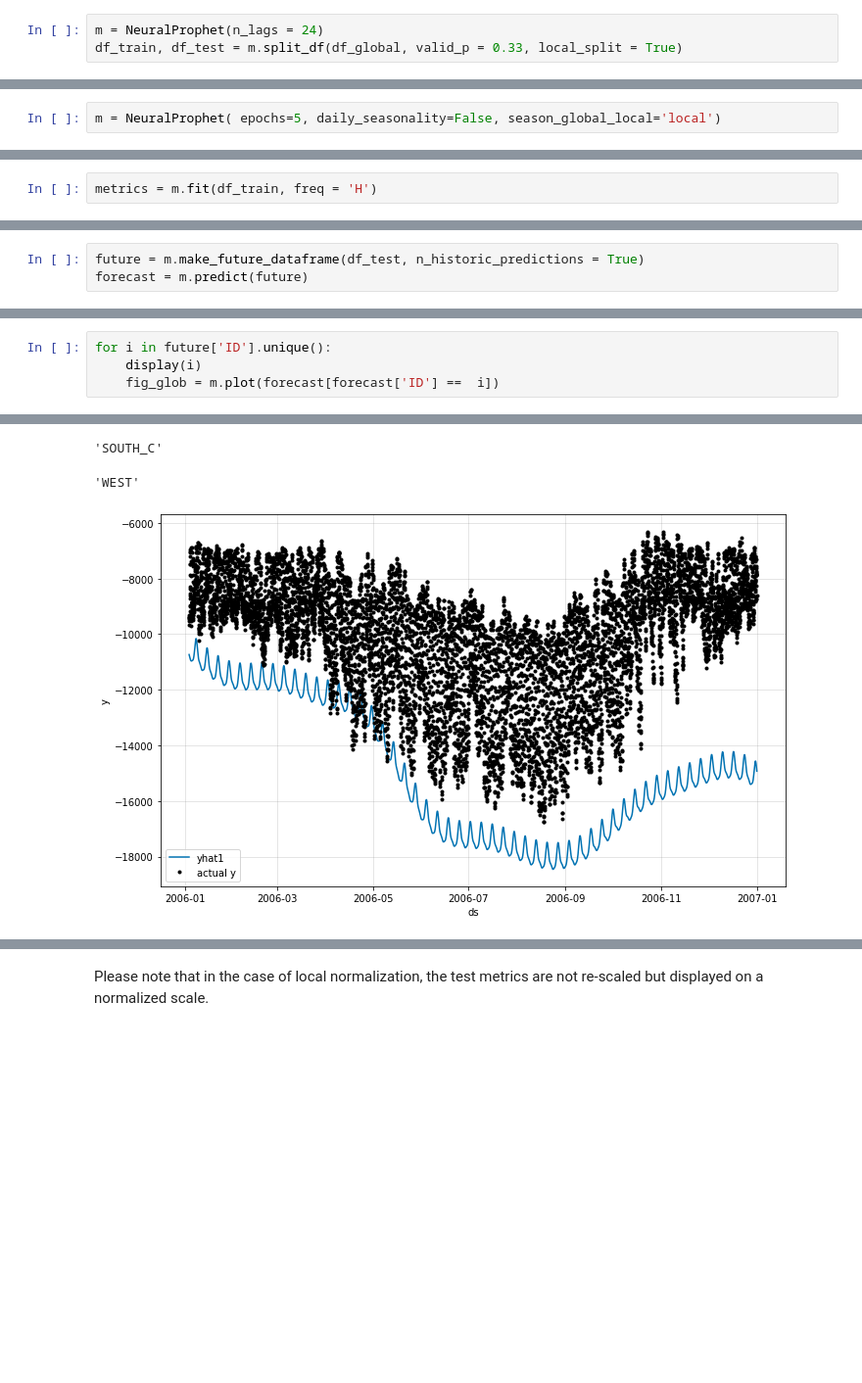
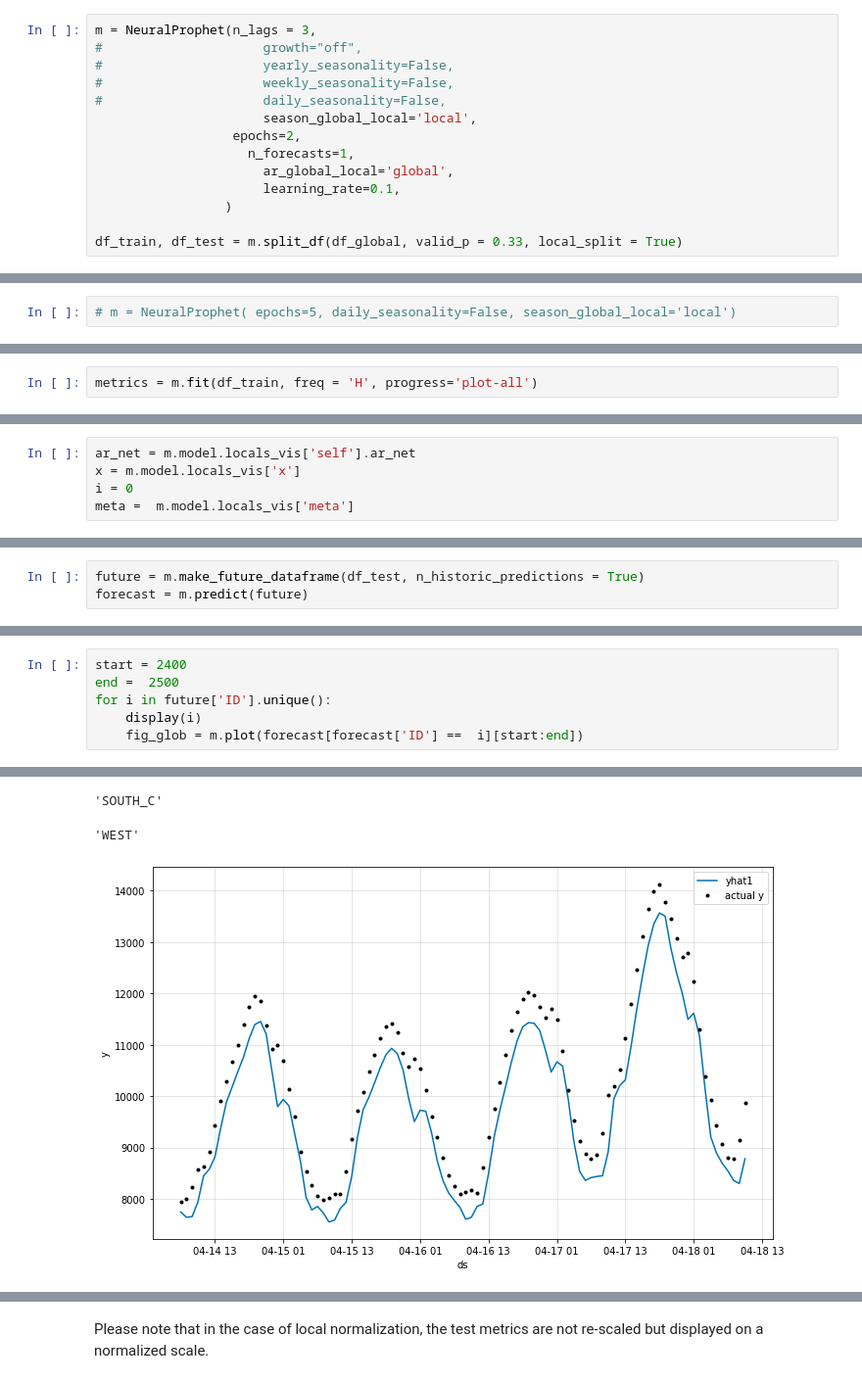
Before and after one commit to agarciadecorral/neural_prophet, a Jupyter notebook: tutorials/feature-use/global_modeling-Copy1.ipynb, the cells around one changed output, grey strips where cells are left out. Shown at 98% size. Drawn from its saved outputs; the diff is of its cells as text; blank space fills up the shorter version.

```diff
--- a/tutorials/feature-use/global_modeling-Copy1.ipynb
+++ b/tutorials/feature-use/global_modeling-Copy1.ipynb
@@ -56,7 +76,18 @@ df_global[df_global['ID']=='COAST'].plot()
 # %% [markdown]
 When a pd.DataFrame with an 'ID' column is the input for the `split_df` function, train and validation data are provided in a similar format. For global models, the input data is typically split according to a fraction of the time encompassing all time series (default when there is more than one 'ID' and when `local_split=False`). If the user wants to split each time series locally, the `local_split` parameter must be set to True. In this example, we will split our data into train and test (with a 33% test proportion - 2 years train and 1 year test).
 # %%
-m = NeuralProphet(n_lags = 24)
+m = NeuralProphet(n_lags = 3,
+#                     growth="off",
+#                     yearly_seasonality=False,
+#                     weekly_seasonality=False,
+#                     daily_seasonality=False,
+                      season_global_local='local',
+                  epochs=2,
+                    n_forecasts=1,
+                      ar_global_local='global',
+                      learning_rate=0.1,
+                 )
+
 df_train, df_test = m.split_df(df_global, valid_p = 0.33, local_split = True)
 # %% [markdown]
 Global modeling lets us train our model based on a global or a local normalization. In the latter, each time series is normalized locally (each time series has its respective data params). In the former, we have unique data params which will be used in all the time series at hand.
@@ -65,8 +96,8 @@ Global modeling lets us train our model based on a global or a local normalizati
 # %% [markdown]
 The default fitting of global models is based on local data normalization. Each time series will have data normalization parameters associated with each 'ID' provided. We are going to define a model which predicts the next hour based on the last 24 hours.
 # %%
-m = NeuralProphet( epochs=5, daily_seasonality=False, season_global_local='local')
+# m = NeuralProphet( epochs=5, daily_seasonality=False, season_global_local='local')
 # %% [markdown]
 After creating an object of the `NeuralProphet`, a model can be created by calling the `fit` function.
 # %%
-metrics = m.fit(df_train, freq = 'H')
+metrics = m.fit(df_train, freq = 'H', progress='plot-all')
@@ -105,0 +134,5 @@ tensor([[ 9.4062e-02,  2.2638e-01, -5.2985e-02, -3.5289e-02, -3.9002e-02,
+# %%
+ar_net = m.model.locals_vis['self'].ar_net
+x = m.model.locals_vis['x']
+i = 0
+meta =  m.model.locals_vis['meta']
@@ -111,14 +304,16 @@ forecast = m.predict(future)
 # %%
+start = 2400
+end =  2500
 for i in future['ID'].unique():
     display(i)
-    fig_glob = m.plot(forecast[forecast['ID'] ==  i])
+    fig_glob = m.plot(forecast[forecast['ID'] ==  i][start:end])
 # %% [output]
 'COAST'
 'EAST'
 'FAR_WEST'
 'NORTH'
 'NORTH_C'
 'SOUTHERN'
 'SOUTH_C'
 'WEST'
-[figure, old version]
+[figure, new version]
```
Also changed, not shown: parts of 25 cells of this notebook, 4 other files.
